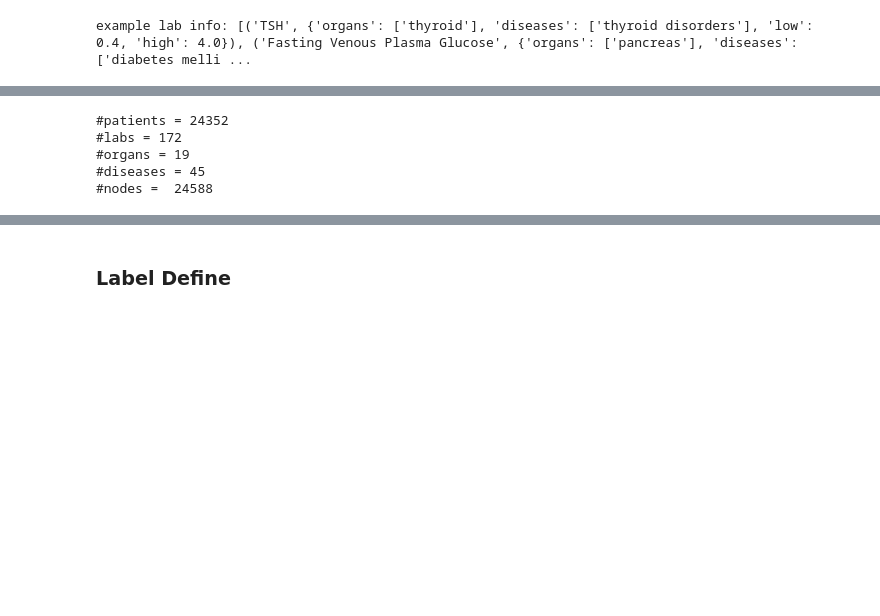
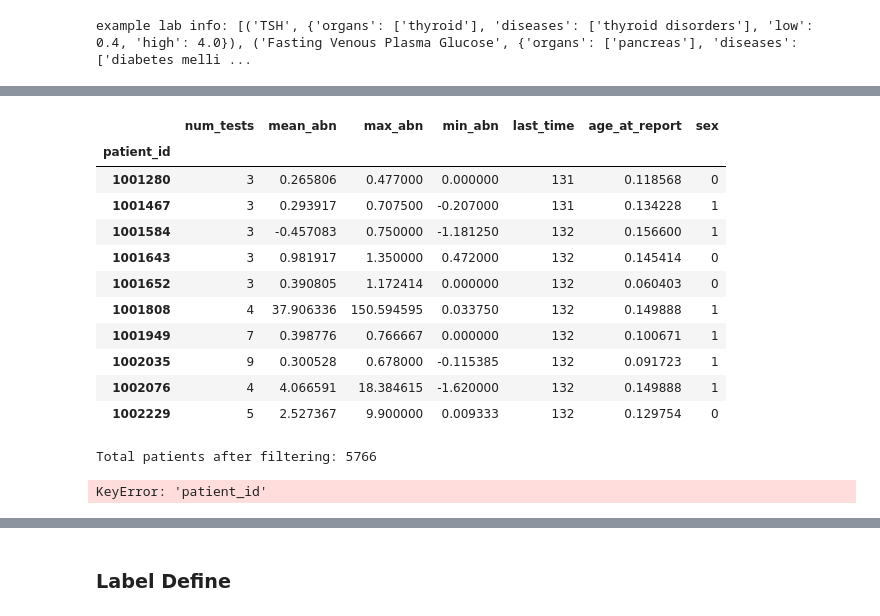
Before and after one commit to fyp-careai/pyHGT-implementation, a Jupyter notebook: notebooks/train.ipynb, the cells around one changed output, grey strips where cells are left out. Cells and saved outputs as stored; diff of their text form; code cells hidden in the pictures; blank space fills up the shorter version.

```diff
--- a/notebooks/train.ipynb
+++ b/notebooks/train.ipynb
@@ -212,6 +231,35 @@ patient_feat_df.head()
+# %%
+#Normalize the features -> remove patients with num_tests less than a threshold
+min_tests_threshold = 3
+max_tests_threshold = 10
+
+patient_feat_df = patient_feat_df[
+    (patient_feat_df['num_tests'] >= min_tests_threshold) &
+    (patient_feat_df['num_tests'] <= max_tests_threshold)
+]
+# %%
+patient_feat_df.head(10)
+# %% [output]
+|  | num_tests | mean_abn | max_abn | min_abn | last_time | age_at_report | sex |
+| patient_id |  |  |  |  |  |  |  |
+| 1001280 | 3 | 0.265806 | 0.477000 | 0.000000 | 131 | 0.118568 | 0 |
+| 1001467 | 3 | 0.293917 | 0.707500 | -0.207000 | 131 | 0.134228 | 1 |
+| 1001584 | 3 | -0.457083 | 0.750000 | -1.181250 | 132 | 0.156600 | 1 |
+| 1001643 | 3 | 0.981917 | 1.350000 | 0.472000 | 132 | 0.145414 | 0 |
+| 1001652 | 3 | 0.390805 | 1.172414 | 0.000000 | 132 | 0.060403 | 0 |
+| 1001808 | 4 | 37.906336 | 150.594595 | 0.033750 | 132 | 0.149888 | 1 |
+| 1001949 | 7 | 0.398776 | 0.766667 | 0.000000 | 132 | 0.100671 | 1 |
+| 1002035 | 9 | 0.300528 | 0.678000 | -0.115385 | 132 | 0.091723 | 1 |
+| 1002076 | 4 | 4.066591 | 18.384615 | -1.620000 | 132 | 0.149888 | 1 |
+| 1002229 | 5 | 2.527367 | 9.900000 | 0.009333 | 132 | 0.129754 | 0 |
+# %%
+# Patient count
+print(f"Total patients after filtering: {len(patient_feat_df)}")
+# %% [output]
+Total patients after filtering: 5766
 # %%
 # extract unique node ids
-patient_ids = sorted(patient_tests["patient_id"].astype(str).unique().tolist())
+patient_ids = sorted(patient_feat_df["patient_id"].astype(str).unique().tolist())
 lab_tests = sorted(list(lab_info.keys()))
 
 all_organs = sorted({org for info in lab_info.values() for org in info["organs"] if org})
@@ -224,11 +272,7 @@ print("#diseases =", len(all_diseases))
 
 print("#nodes = ", len(patient_ids) + len(lab_tests) + len(all_organs) + len(all_diseases))
 # %% [output]
-#patients = 24352
-#labs = 172
-#organs = 19
-#diseases = 45
-#nodes =  24588
+KeyError: 'patient_id'
 # %%
 #build pyHGT graph - add nodes
 
```
Also changed, not shown: parts of 41 cells of this notebook.
